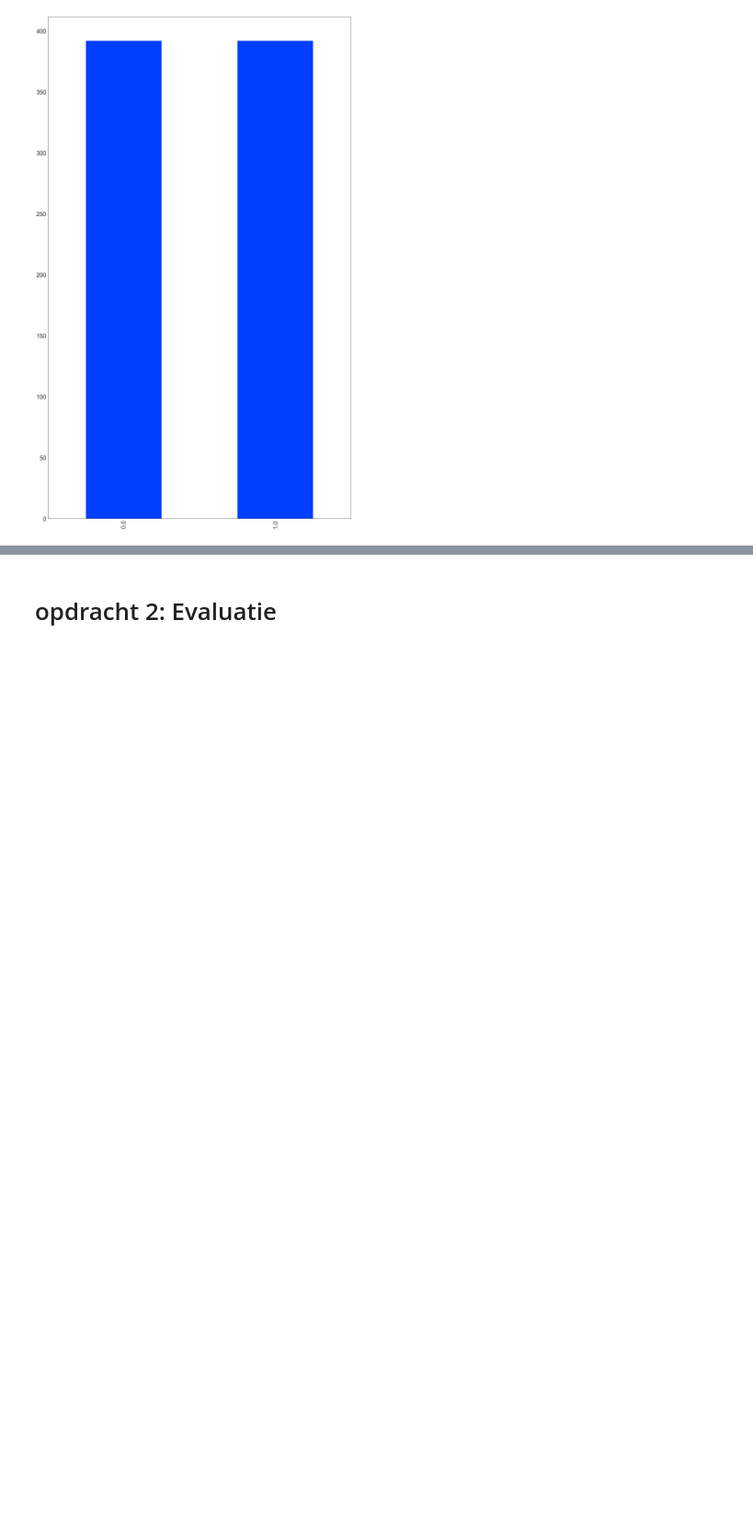
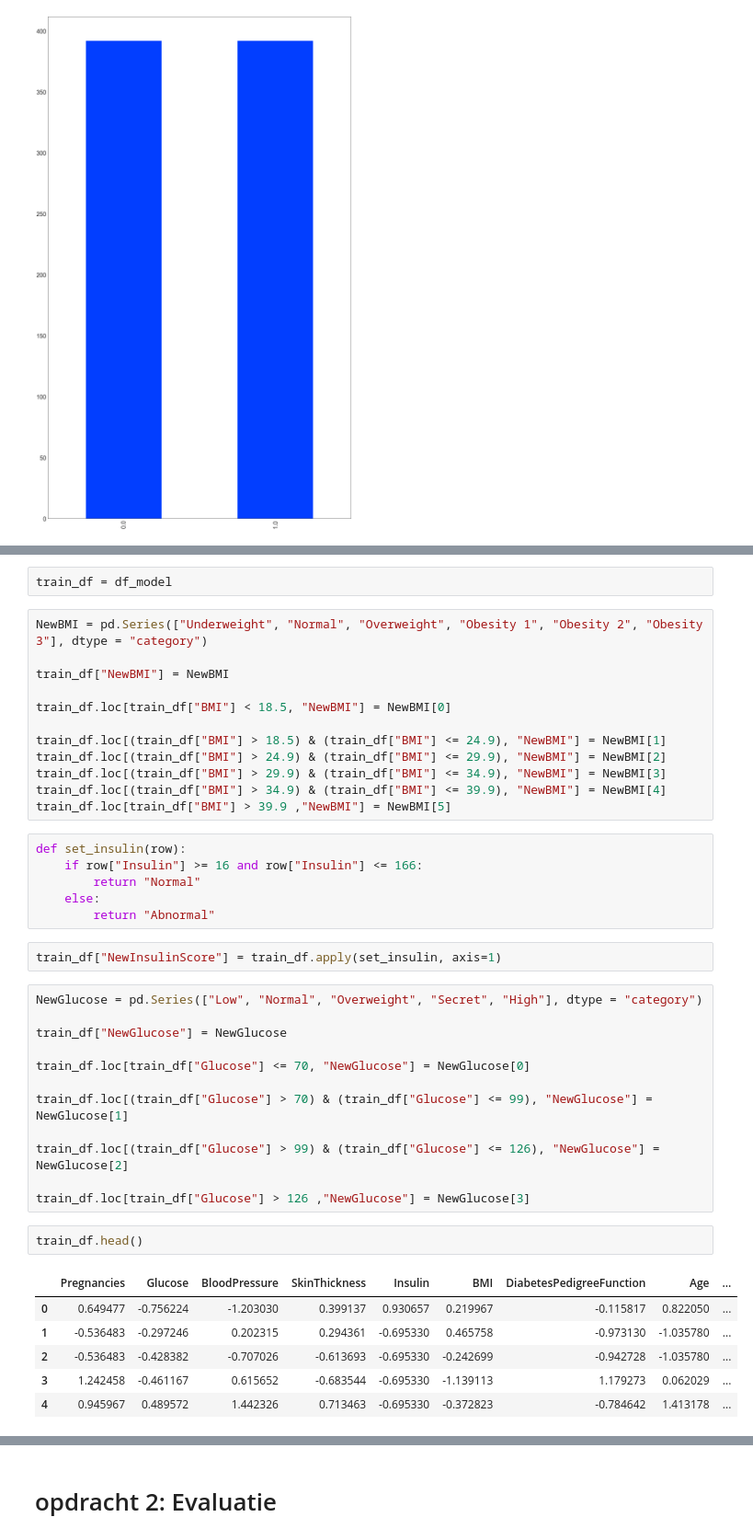
Before and after one commit to JortAkershoek/Machine_Learning, a Jupyter notebook: ml_opdr_inl_02.ipynb, the cells around one changed output, grey strips where cells are left out. Shown at 92% size. Drawn from its saved outputs; the diff is of its cells as text; blank space fills up the shorter version.

```diff
--- a/ml_opdr_inl_02.ipynb
+++ b/ml_opdr_inl_02.ipynb
@@ -267,0 +274,43 @@ df_model['Outcome'].value_counts().plot(kind='bar')
+# %%
+train_df = df_model
+# %%
+NewBMI = pd.Series(["Underweight", "Normal", "Overweight", "Obesity 1", "Obesity 2", "Obesity 3"], dtype = "category")
+
+train_df["NewBMI"] = NewBMI
+
+train_df.loc[train_df["BMI"] < 18.5, "NewBMI"] = NewBMI[0]
+
+train_df.loc[(train_df["BMI"] > 18.5) & (train_df["BMI"] <= 24.9), "NewBMI"] = NewBMI[1]
+train_df.loc[(train_df["BMI"] > 24.9) & (train_df["BMI"] <= 29.9), "NewBMI"] = NewBMI[2]
+train_df.loc[(train_df["BMI"] > 29.9) & (train_df["BMI"] <= 34.9), "NewBMI"] = NewBMI[3]
+train_df.loc[(train_df["BMI"] > 34.9) & (train_df["BMI"] <= 39.9), "NewBMI"] = NewBMI[4]
+train_df.loc[train_df["BMI"] > 39.9 ,"NewBMI"] = NewBMI[5]
+# %%
+def set_insulin(row):
+    if row["Insulin"] >= 16 and row["Insulin"] <= 166:
+        return "Normal"
+    else:
+        return "Abnormal"
+# %%
+train_df["NewInsulinScore"] = train_df.apply(set_insulin, axis=1)
+# %%
+NewGlucose = pd.Series(["Low", "Normal", "Overweight", "Secret", "High"], dtype = "category")
+
+train_df["NewGlucose"] = NewGlucose
+
+train_df.loc[train_df["Glucose"] <= 70, "NewGlucose"] = NewGlucose[0]
+
+train_df.loc[(train_df["Glucose"] > 70) & (train_df["Glucose"] <= 99), "NewGlucose"] = NewGlucose[1]
+
+train_df.loc[(train_df["Glucose"] > 99) & (train_df["Glucose"] <= 126), "NewGlucose"] = NewGlucose[2]
+
+train_df.loc[train_df["Glucose"] > 126 ,"NewGlucose"] = NewGlucose[3]
+# %%
+train_df.head()
+# %% [output]
+|  | Pregnancies | Glucose | BloodPressure | SkinThickness | Insulin | BMI | DiabetesPedigreeFunction | Age | ... |
+| 0 | 0.649477 | -0.756224 | -1.203030 | 0.399137 | 0.930657 | 0.219967 | -0.115817 | 0.822050 | ... |
+| 1 | -0.536483 | -0.297246 | 0.202315 | 0.294361 | -0.695330 | 0.465758 | -0.973130 | -1.035780 | ... |
+| 2 | -0.536483 | -0.428382 | -0.707026 | -0.613693 | -0.695330 | -0.242699 | -0.942728 | -1.035780 | ... |
+| 3 | 1.242458 | -0.461167 | 0.615652 | -0.683544 | -0.695330 | -1.139113 | 1.179273 | 0.062029 | ... |
+| 4 | 0.945967 | 0.489572 | 1.442326 | 0.713463 | -0.695330 | -0.372823 | -0.784642 | 1.413178 | ... |
```
Also changed, not shown: parts of 21 cells of this notebook, 3 other files.
